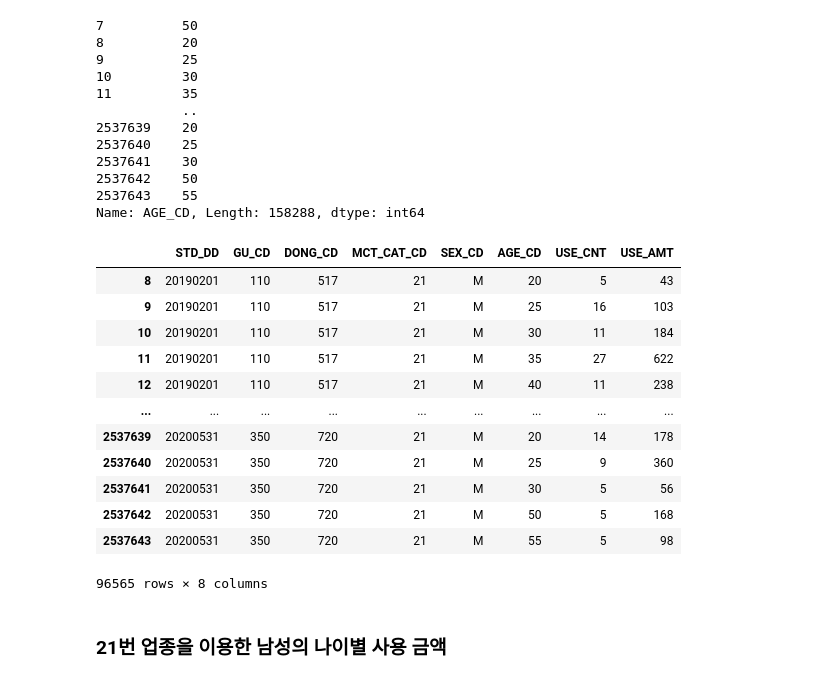
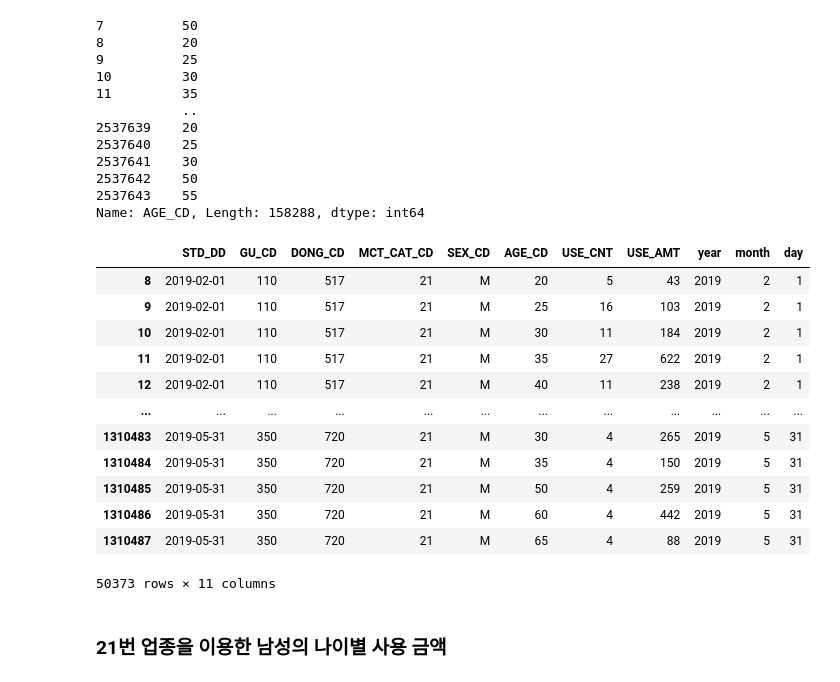
Before and after one commit to mintaewon/taewon, a Jupyter notebook: bigcontest/card.ipynb, the cells around one changed output. Drawn from its saved outputs; the diff is of its cells as text; code cells hidden in the pictures.

```diff
--- a/bigcontest/card.ipynb
+++ b/bigcontest/card.ipynb
@@ -58,3 +61,7 @@ dt_card_resident.head()
 | 2 | 2019-02-01 | 110 | 517 | 10 | F | 55 | 5 | 27 |
 | 3 | 2019-02-01 | 110 | 517 | 10 | M | 20 | 11 | 243 |
 | 4 | 2019-02-01 | 110 | 517 | 10 | M | 25 | 11 | 433 |
+# %%
+dt_card_resident['year'] = dt_card_resident['STD_DD'].dt.year
+dt_card_resident['month'] = dt_card_resident['STD_DD'].dt.month
+dt_card_resident['day'] = dt_card_resident['STD_DD'].dt.day
@@ -292,19 +331,19 @@ dt_card_resident[dt_card_resident['MCT_CAT_CD'] == 21].AGE_CD
 2537643    55
 Name: AGE_CD, Length: 158288, dtype: int64
 # %%
-dt_card_resident[(dt_card_resident['MCT_CAT_CD'] == 21) & (dt_card_resident['SEX_CD'] == 'M')]
+dt_card_resident[(dt_card_resident['MCT_CAT_CD'] == 21) & (dt_card_resident['SEX_CD'] == 'M') & (dt_card_resident['year'] == 2019)]
 # %% [output]
-|  | STD_DD | GU_CD | DONG_CD | MCT_CAT_CD | SEX_CD | AGE_CD | USE_CNT | USE_AMT |
-| 8 | 20190201 | 110 | 517 | 21 | M | 20 | 5 | 43 |
-| 9 | 20190201 | 110 | 517 | 21 | M | 25 | 16 | 103 |
-| 10 | 20190201 | 110 | 517 | 21 | M | 30 | 11 | 184 |
-| 11 | 20190201 | 110 | 517 | 21 | M | 35 | 27 | 622 |
-| 12 | 20190201 | 110 | 517 | 21 | M | 40 | 11 | 238 |
-| ... | ... | ... | ... | ... | ... | ... | ... | ... |
-| 2537639 | 20200531 | 350 | 720 | 21 | M | 20 | 14 | 178 |
-| 2537640 | 20200531 | 350 | 720 | 21 | M | 25 | 9 | 360 |
-| 2537641 | 20200531 | 350 | 720 | 21 | M | 30 | 5 | 56 |
-| 2537642 | 20200531 | 350 | 720 | 21 | M | 50 | 5 | 168 |
-| 2537643 | 20200531 | 350 | 720 | 21 | M | 55 | 5 | 98 |
+|  | STD_DD | GU_CD | DONG_CD | MCT_CAT_CD | SEX_CD | AGE_CD | USE_CNT | USE_AMT | year | month | day |
+| 8 | 2019-02-01 | 110 | 517 | 21 | M | 20 | 5 | 43 | 2019 | 2 | 1 |
+| 9 | 2019-02-01 | 110 | 517 | 21 | M | 25 | 16 | 103 | 2019 | 2 | 1 |
+| 10 | 2019-02-01 | 110 | 517 | 21 | M | 30 | 11 | 184 | 2019 | 2 | 1 |
+| 11 | 2019-02-01 | 110 | 517 | 21 | M | 35 | 27 | 622 | 2019 | 2 | 1 |
+| 12 | 2019-02-01 | 110 | 517 | 21 | M | 40 | 11 | 238 | 2019 | 2 | 1 |
+| ... | ... | ... | ... | ... | ... | ... | ... | ... | ... | ... | ... |
+| 1310483 | 2019-05-31 | 350 | 720 | 21 | M | 30 | 4 | 265 | 2019 | 5 | 31 |
+| 1310484 | 2019-05-31 | 350 | 720 | 21 | M | 35 | 4 | 150 | 2019 | 5 | 31 |
+| 1310485 | 2019-05-31 | 350 | 720 | 21 | M | 50 | 4 | 259 | 2019 | 5 | 31 |
+| 1310486 | 2019-05-31 | 350 | 720 | 21 | M | 60 | 4 | 442 | 2019 | 5 | 31 |
+| 1310487 | 2019-05-31 | 350 | 720 | 21 | M | 65 | 4 | 88 | 2019 | 5 | 31 |
-96565 rows × 8 columns
+50373 rows × 11 columns
 # %%
```
Also changed, not shown: parts of 18 cells of this notebook, 2 other files.
